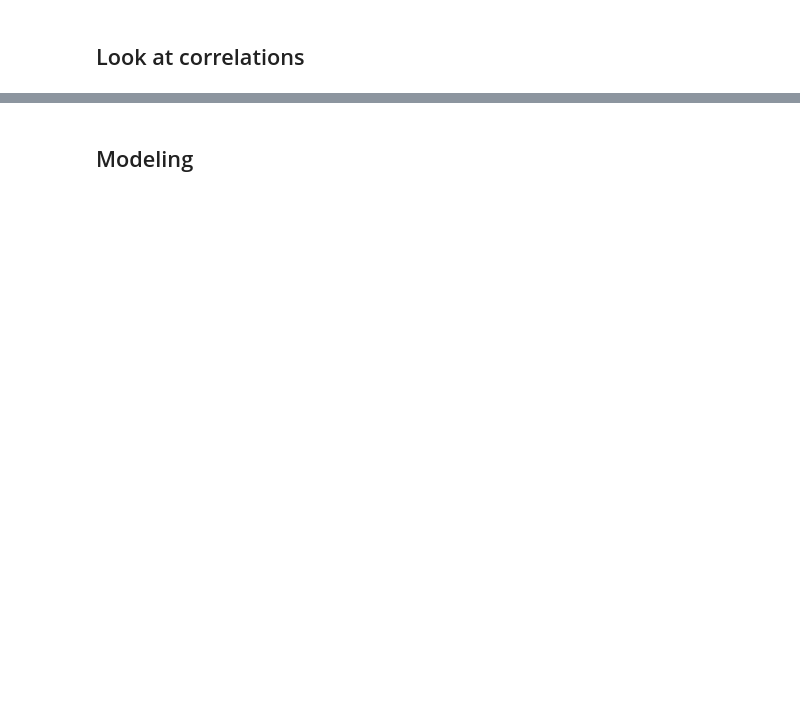
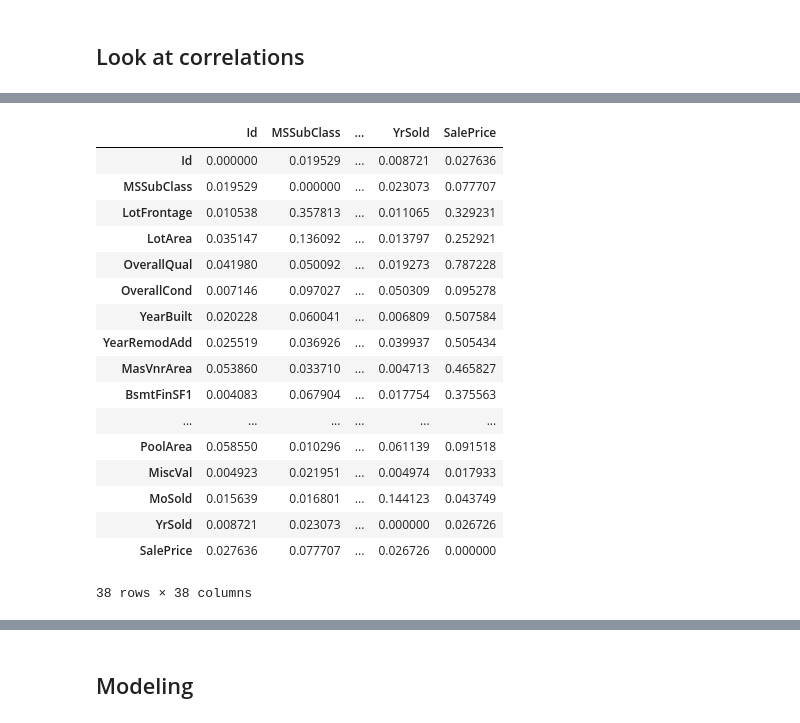
Before and after one commit to TonyJosephD/House_Price_Regression, a Jupyter notebook: project3.ipynb, the cells around one changed output, grey strips where cells are left out. Cells and saved outputs as stored; diff of their text form; code cells hidden in the pictures; blank space fills up the shorter version.

```diff
--- a/project3.ipynb
+++ b/project3.ipynb
@@ -244,0 +266,26 @@ num_features
+# %%
+#Getting the absolute value of all correlations
+for col in corr.columns:
+    for row in corr[col]:
+        corr.replace(to_replace = row, value=abs(row), inplace=True)
+
+corr
+# %% [output]
+|  | Id | MSSubClass | ... | YrSold | SalePrice |
+| Id | 0.000000 | 0.019529 | ... | 0.008721 | 0.027636 |
+| MSSubClass | 0.019529 | 0.000000 | ... | 0.023073 | 0.077707 |
+| LotFrontage | 0.010538 | 0.357813 | ... | 0.011065 | 0.329231 |
+| LotArea | 0.035147 | 0.136092 | ... | 0.013797 | 0.252921 |
+| OverallQual | 0.041980 | 0.050092 | ... | 0.019273 | 0.787228 |
+| OverallCond | 0.007146 | 0.097027 | ... | 0.050309 | 0.095278 |
+| YearBuilt | 0.020228 | 0.060041 | ... | 0.006809 | 0.507584 |
+| YearRemodAdd | 0.025519 | 0.036926 | ... | 0.039937 | 0.505434 |
+| MasVnrArea | 0.053860 | 0.033710 | ... | 0.004713 | 0.465827 |
+| BsmtFinSF1 | 0.004083 | 0.067904 | ... | 0.017754 | 0.375563 |
+| ... | ... | ... | ... | ... | ... |
+| PoolArea | 0.058550 | 0.010296 | ... | 0.061139 | 0.091518 |
+| MiscVal | 0.004923 | 0.021951 | ... | 0.004974 | 0.017933 |
+| MoSold | 0.015639 | 0.016801 | ... | 0.144123 | 0.043749 |
+| YrSold | 0.008721 | 0.023073 | ... | 0.000000 | 0.026726 |
+| SalePrice | 0.027636 | 0.077707 | ... | 0.026726 | 0.000000 |
+38 rows × 38 columns
```
Also changed, not shown: parts of 132 cells of this notebook.
